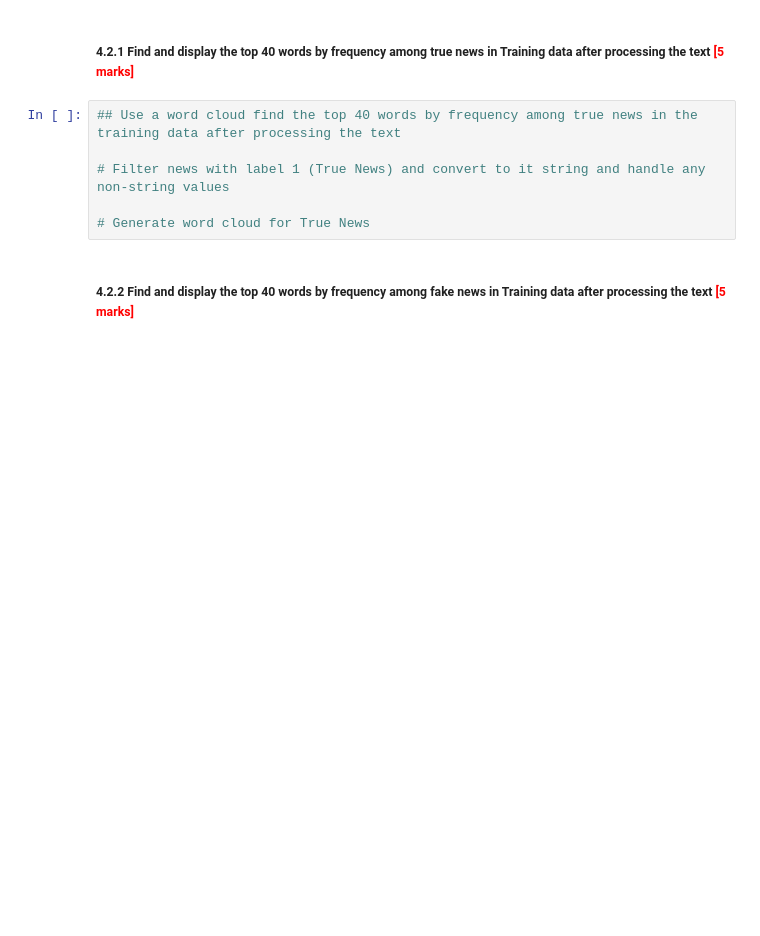
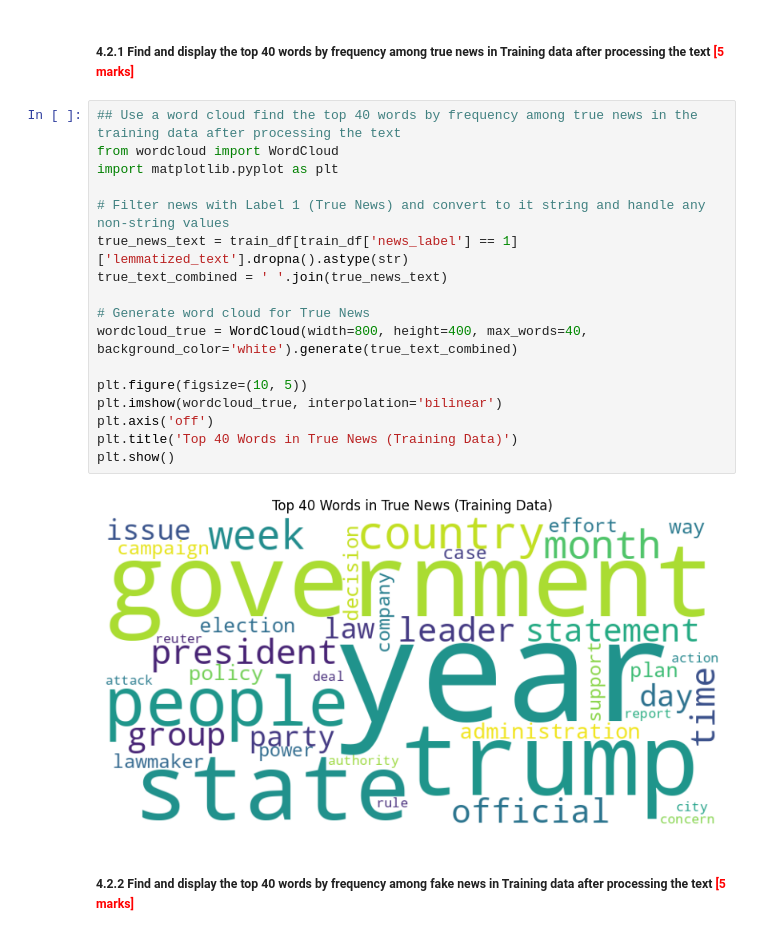
Before and after one commit to Rahul21388/Fake-News-Detection, a Jupyter notebook: Fake_News_Detection_Starter.ipynb, the cells around one changed output. Drawn from its saved outputs; the diff is of its cells as text; blank space fills up the shorter version.

```diff
--- a/Fake_News_Detection_Starter.ipynb
+++ b/Fake_News_Detection_Starter.ipynb
@@ -625,10 +518,23 @@ Perform EDA on cleaned and preprocessed texts to get familiar with the training
 ##### 4.2.1 Find and display the top 40 words by frequency among true news in Training data after processing the text  <font color = red>[5 marks]</font> <br>
 # %%
 ## Use a word cloud find the top 40 words by frequency among true news in the training data after processing the text
+from wordcloud import WordCloud
+import matplotlib.pyplot as plt
 
-# Filter news with label 1 (True News) and convert to it string and handle any non-string values
+# Filter news with Label 1 (True News) and convert to it string and handle any non-string values
+true_news_text = train_df[train_df['news_label'] == 1]['lemmatized_text'].dropna().astype(str)
+true_text_combined = ' '.join(true_news_text)
 
 # Generate word cloud for True News
+wordcloud_true = WordCloud(width=800, height=400, max_words=40, background_color='white').generate(true_text_combined)
+
+plt.figure(figsize=(10, 5))
+plt.imshow(wordcloud_true, interpolation='bilinear')
+plt.axis('off')
+plt.title('Top 40 Words in True News (Training Data)')
+plt.show()
+# %% [output]
+[figure, added]
 # %% [markdown]
 ##### 4.2.2 Find and display the top 40 words by frequency among fake news in Training data after processing the text  <font color = red>[5 marks]</font> <br>
 # %%
```
Also changed, not shown: parts of 59 cells of this notebook.
